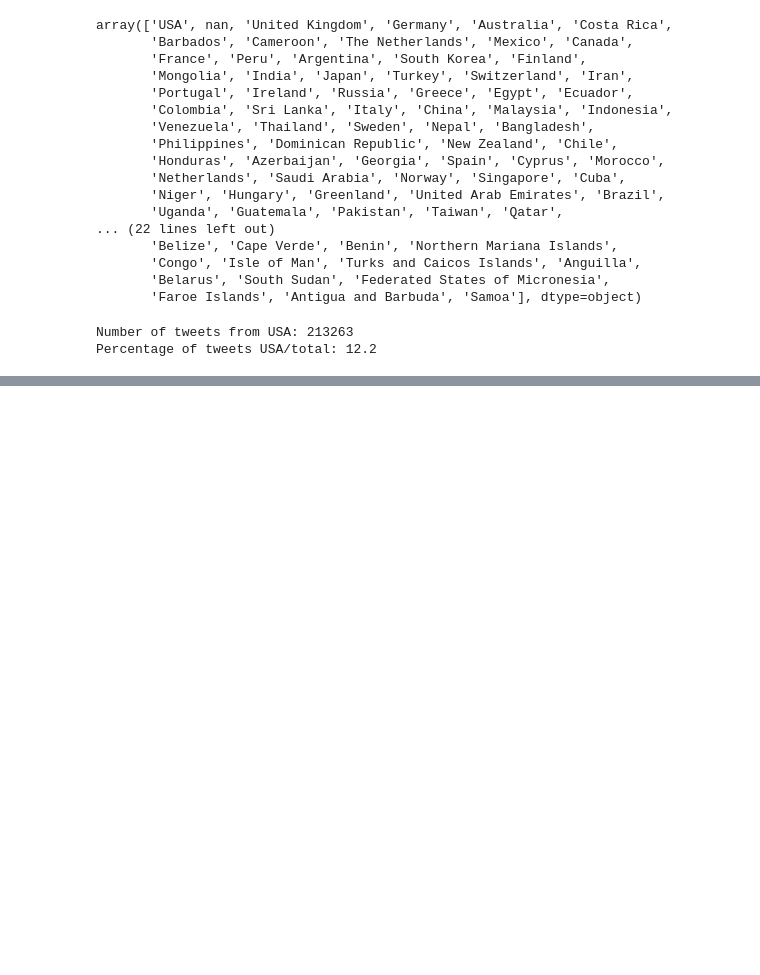
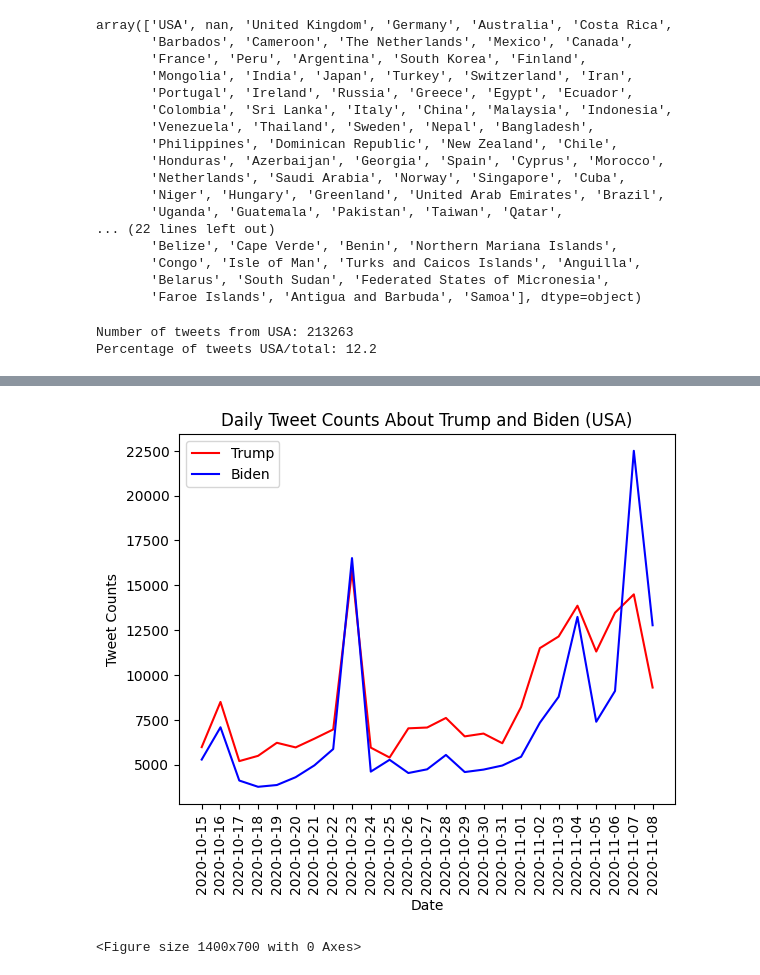
Before and after one commit to GulsahDurmaz/redi_fall2024_data_circle_twitter_project, a Jupyter notebook: Data_Circle_US_Election_2020_Tweets.ipynb, the cells around one changed output, grey strips where cells are left out. Drawn from its saved outputs; the diff is of its cells as text; code cells hidden in the pictures; blank space fills up the shorter version.

```diff
--- a/Data_Circle_US_Election_2020_Tweets.ipynb
+++ b/Data_Circle_US_Election_2020_Tweets.ipynb
@@ -311,0 +361,18 @@ Percentage of tweets USA/total: 12.2
+# %%
+# Daily Tweet Counts About Trump and Biden
+t_tweets_per_day = usa_trump_df.groupby(usa_trump_df['created_at'].dt.date).size()
+b_tweets_per_day = usa_biden_df.groupby(usa_biden_df['created_at'].dt.date).size()
+
+plt.plot(t_tweets_per_day.index, t_tweets_per_day.values, label='Trump', color='Red')
+plt.plot(b_tweets_per_day.index, b_tweets_per_day.values, label='Biden', color='Blue')
+plt.xlabel('Date')
+plt.ylabel('Tweet Counts')
+plt.title('Daily Tweet Counts About Trump and Biden (USA)')
+plt.legend()
+plt.gca().set_xticks(t_tweets_per_day.index)
+plt.gca().set_xticklabels(t_tweets_per_day.index, rotation=90)
+plt.figure(figsize=(14,7))
+plt.show()
+# %% [output]
+[figure, added]
+<Figure size 1400x700 with 0 Axes>
```
Also changed, not shown: parts of 12 cells of this notebook.
